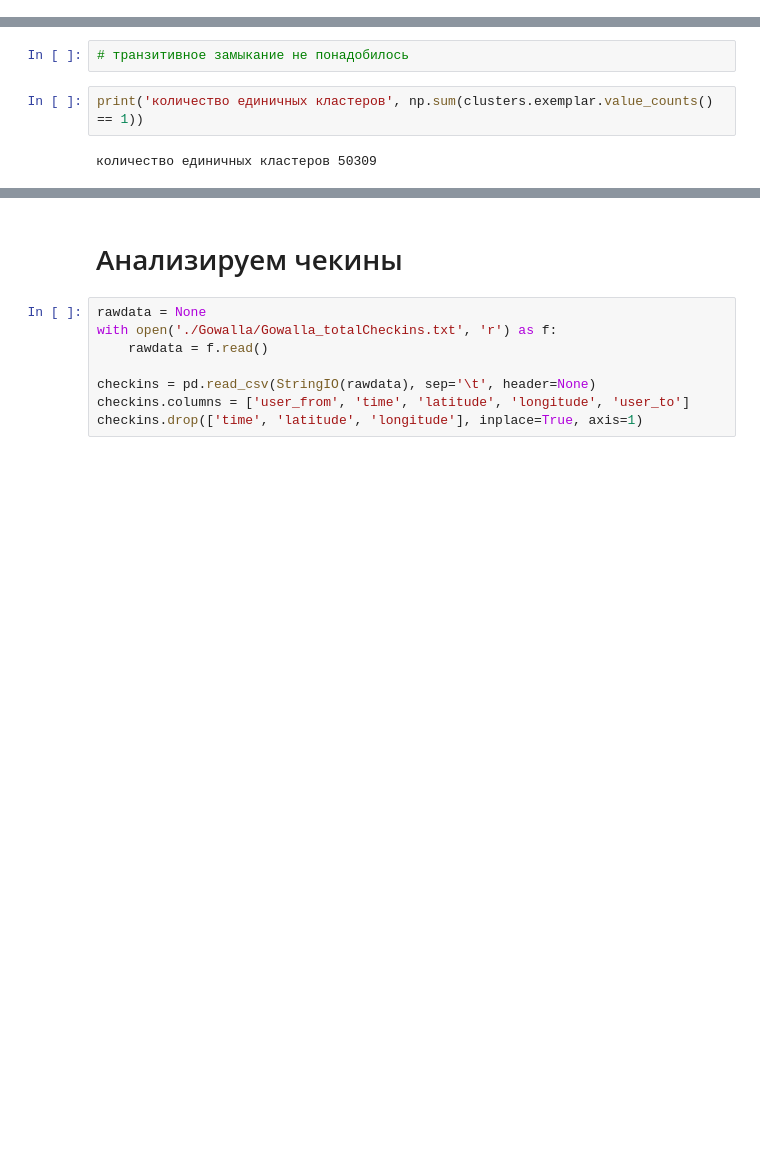
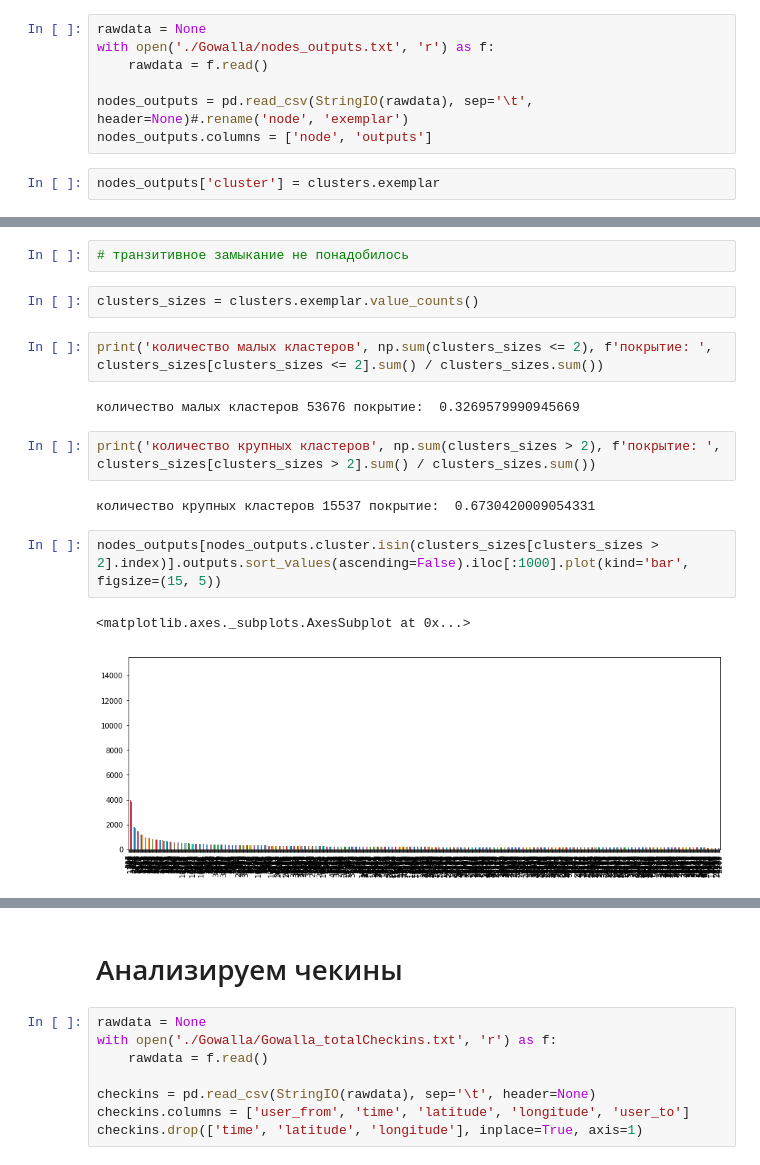
Before and after one commit to peter-pogorelov/spbsu-mlclass, a Jupyter notebook: ml-03.ipynb, the cells around one changed output, grey strips where cells are left out. Saved outputs shown, nothing was run; the diff lists cells and outputs as text; blank space fills up the shorter version.

```diff
--- a/ml-03.ipynb
+++ b/ml-03.ipynb
@@ -176,6 +176,15 @@ with open('./Gowalla/exemplars.txt', 'r') as f:
 
 clusters = pd.read_csv(StringIO(rawdata), sep='\t', header=None)#.rename('node', 'exemplar')
 clusters.columns = ['node', 'exemplar']
+# %%
+rawdata = None
+with open('./Gowalla/nodes_outputs.txt', 'r') as f:
+    rawdata = f.read()
+
+nodes_outputs = pd.read_csv(StringIO(rawdata), sep='\t', header=None)#.rename('node', 'exemplar')
+nodes_outputs.columns = ['node', 'outputs']
+# %%
+nodes_outputs['cluster'] = clusters.exemplar
 # %%
 exemplars = clusters.exemplar.tolist()
 # %%
@@ -193,9 +215,20 @@ transitive for 174669
 # %%
 # транзитивное замыкание не понадобилось
-# %%
-print('количество единичных кластеров', np.sum(clusters.exemplar.value_counts() == 1))
-# %% [output]
-количество единичных кластеров 50309
+# %%
+clusters_sizes = clusters.exemplar.value_counts()
+# %%
+print('количество малых кластеров', np.sum(clusters_sizes <= 2), f'покрытие: ', clusters_sizes[clusters_sizes <= 2].sum() / clusters_sizes.sum())
+# %% [output]
+количество малых кластеров 53676 покрытие:  0.3269579990945669
+# %%
+print('количество крупных кластеров', np.sum(clusters_sizes > 2), f'покрытие: ', clusters_sizes[clusters_sizes > 2].sum() / clusters_sizes.sum())
+# %% [output]
+количество крупных кластеров 15537 покрытие:  0.6730420009054331
+# %%
+nodes_outputs[nodes_outputs.cluster.isin(clusters_sizes[clusters_sizes > 2].index)].outputs.sort_values(ascending=False).iloc[:1000].plot(kind='bar', figsize=(15, 5))
+# %% [output]
+<matplotlib.axes._subplots.AxesSubplot at 0x...>
+[figure, added]
 # %%
 print('первые 500 кластеров по объему')
 print(clusters.exemplar.value_counts())
```
Also changed, not shown: parts of 6 cells of this notebook, 1 other file.
